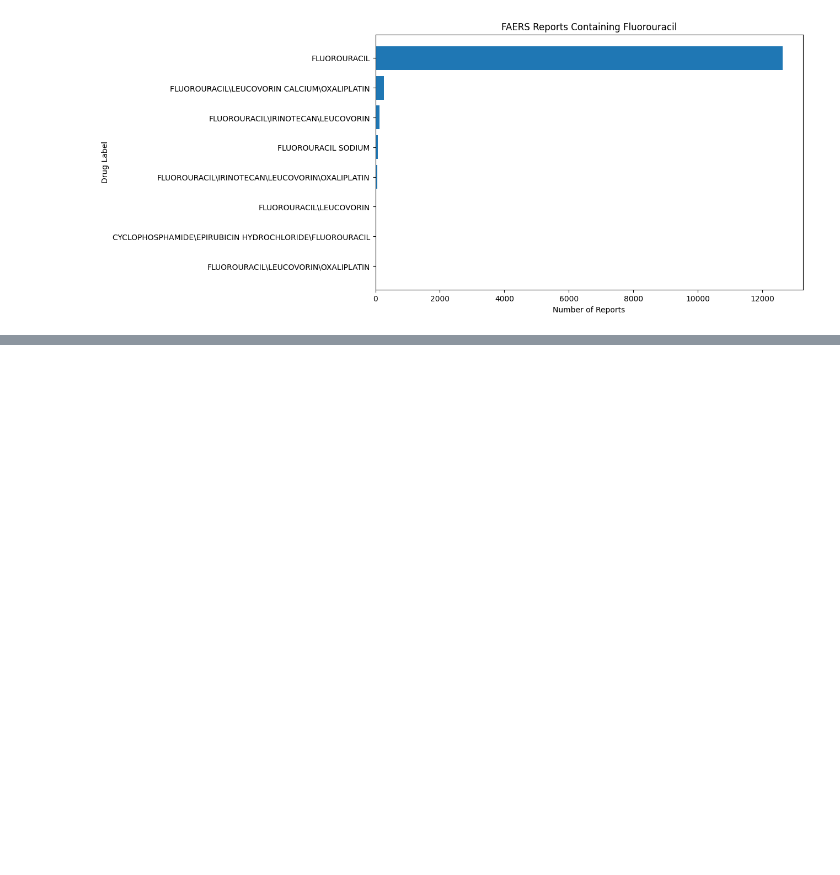
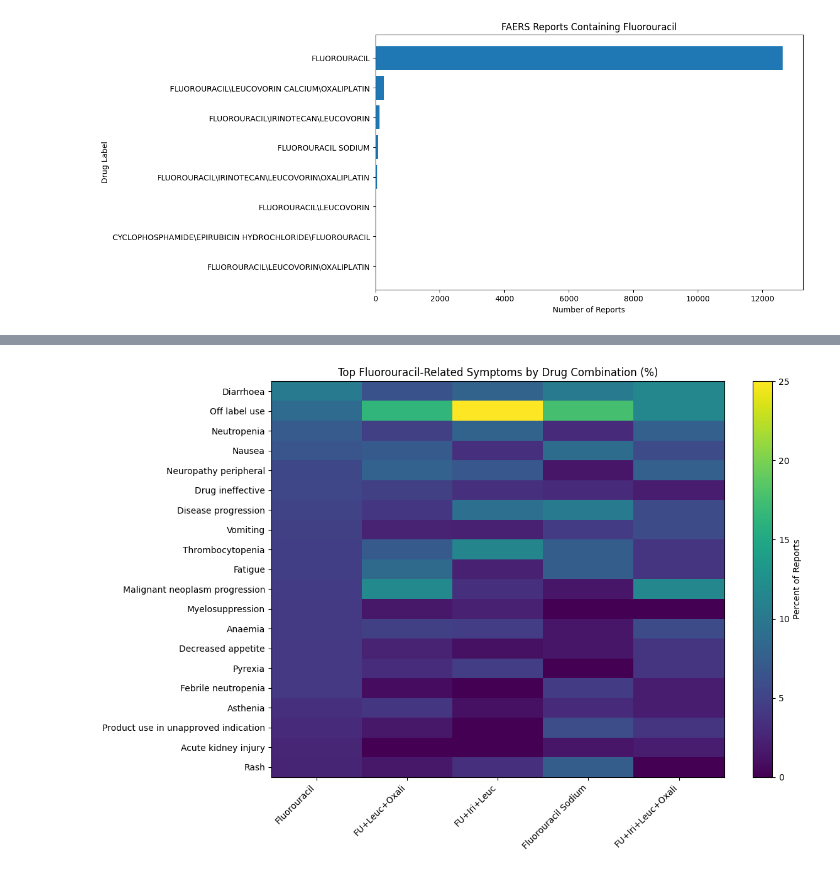
Before and after one commit to PugstaLaney/faers-sql-drug-safety-analysis, a Jupyter notebook: notebooks/5_FU_explore.ipynb, the cells around one changed output, grey strips where cells are left out. Saved outputs shown, nothing was run; the diff lists cells and outputs as text; code cells hidden in the pictures; blank space fills up the shorter version.

Commit message:
5_FU and 5_FU drug combinations adverse reaction symptoms EDA continued. Creation of ML notebook.

```diff
--- a/notebooks/5_FU_explore.ipynb
+++ b/notebooks/5_FU_explore.ipynb
@@ -200,0 +328,42 @@ balanced_df.shape
+# %%
+import matplotlib.pyplot as plt
+
+# Rename columns to shorter labels for plotting
+plot_df = reactions_for_combos.rename(columns={
+    "fluorouracil_count": "Fluorouracil",
+    "fluorouracil_leucovorin_calcium_oxaliplatin_count": "FU+Leuc+Oxali",
+    "fluorouracil_irinotecan_leucovorin_count": "FU+Iri+Leuc",
+    "fluorouracil_sodium_count": "Fluorouracil Sodium",
+    "fluorouracil_irinotecan_leucovorin_oxaliplatin_count": "FU+Iri+Leuc+Oxali"
+})
+
+# Set symptom as index
+heatmap_df = plot_df.set_index("symptom")
+
+# Keep top 20 symptoms based on the original ordering
+heatmap_df = heatmap_df.head(20)
+
+# Normalize each column independently to percentages
+heatmap_pct = heatmap_df.div(heatmap_df.sum(axis=0), axis=1) * 100
+
+plt.figure(figsize=(12, 8))
+plt.imshow(heatmap_pct, aspect="auto")
+plt.colorbar(label="Percent of Reports")
+
+plt.xticks(
+    range(len(heatmap_pct.columns)),
+    heatmap_pct.columns,
+    rotation=45,
+    ha="right"
+)
+
+plt.yticks(
+    range(len(heatmap_pct.index)),
+    heatmap_pct.index
+)
+
+plt.title("Top Fluorouracil-Related Symptoms by Drug Combination (%)")
+plt.tight_layout()
+plt.show()
+# %% [output]
+[figure, added]
```
Also changed, not shown: parts of 5 cells of this notebook, 1 other file.
